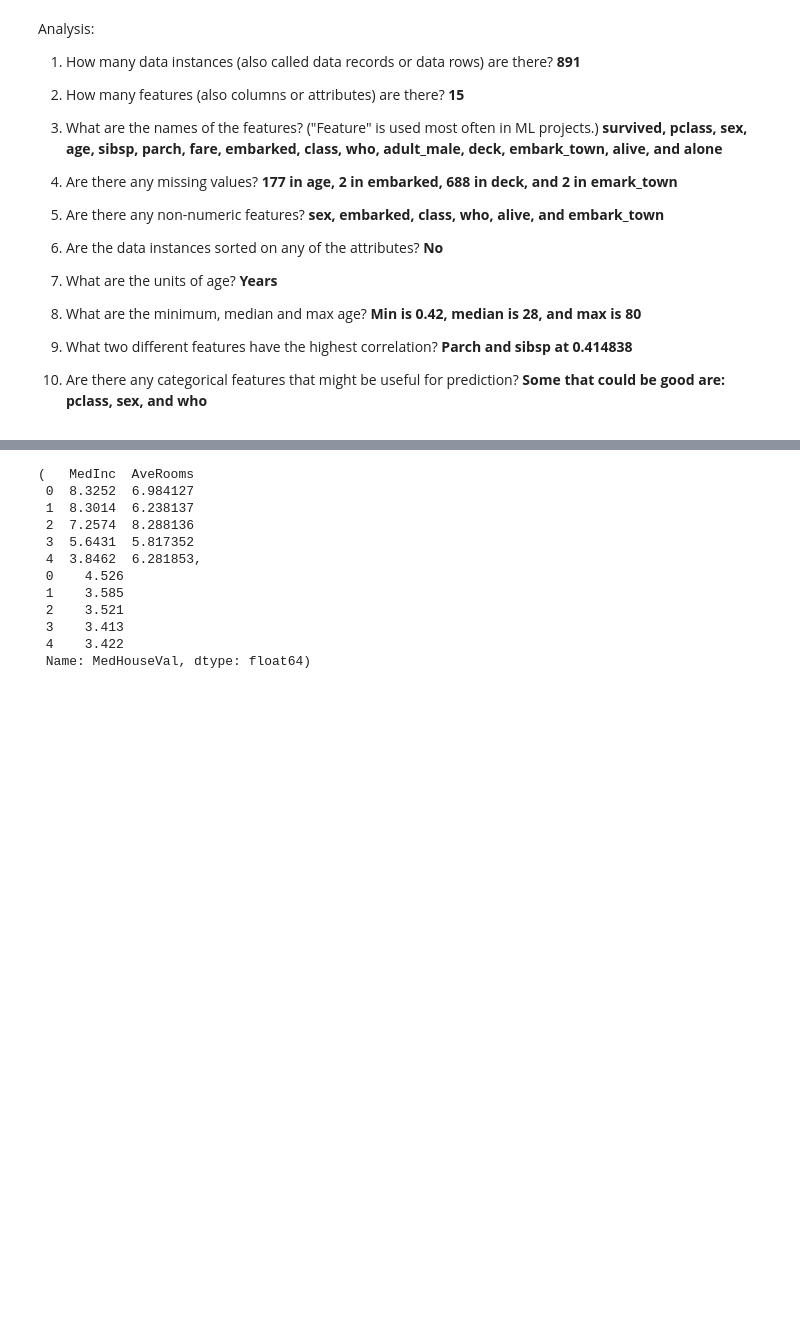
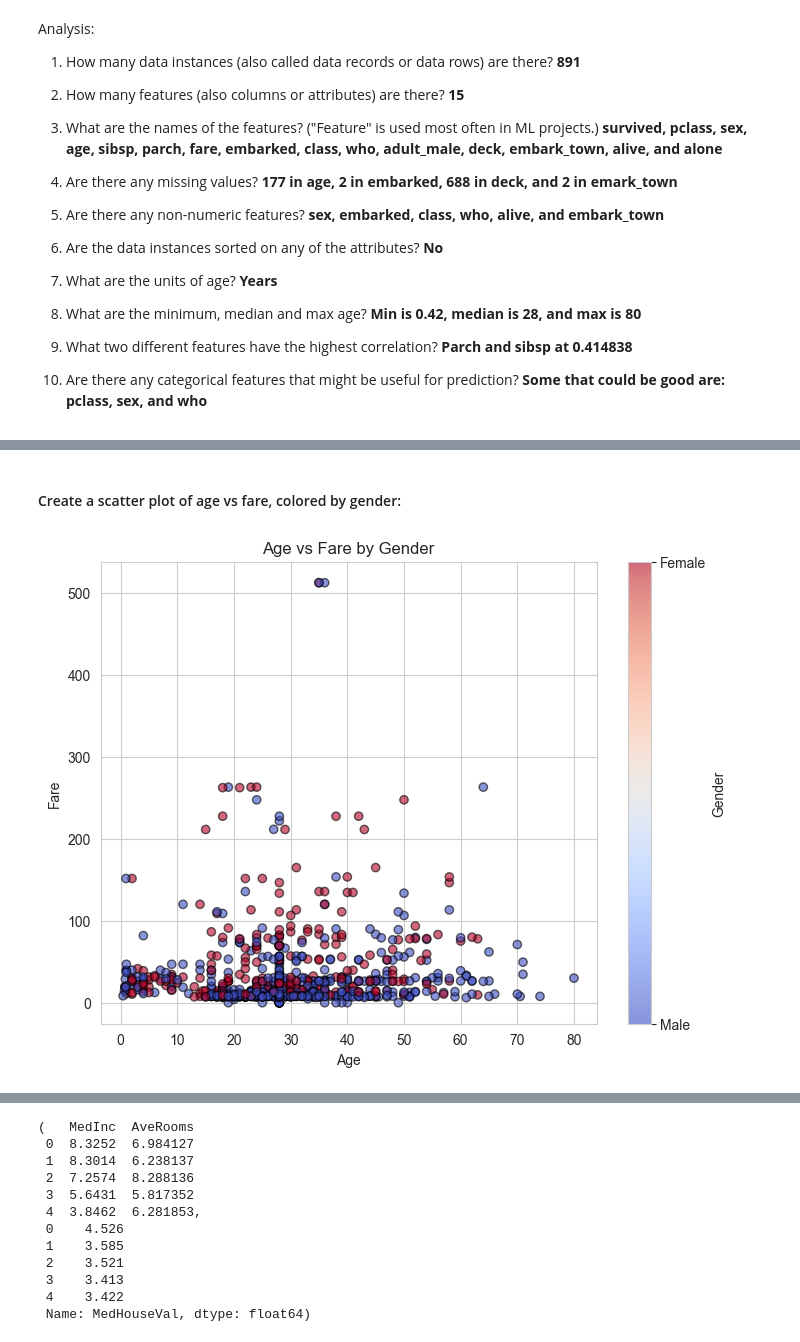
Before and after one commit to ericmeyer1/applied-ml-eric, a Jupyter notebook: lab02/ml02.ipynb, the cells around one changed output, grey strips where cells are left out. Drawn from its saved outputs; the diff is of its cells as text; code cells hidden in the pictures; blank space fills up the shorter version.

```diff
--- a/lab02/ml02.ipynb
+++ b/lab02/ml02.ipynb
@@ -287,0 +194,27 @@ df_y = data_frame[target]
+# %% [markdown]
+#### Create a scatter plot of age vs fare, colored by gender:
+# %%
+# Define color mapping: 0 = male (blue), 1 = female (red)
+gender_colors = data_frame['sex'].apply(lambda x: 0 if x == 'male' else 1)
+
+# Create scatter plot with a colormap
+plt.figure(figsize=(8, 6))
+scatter = plt.scatter(
+    titanic['age'], titanic['fare'],
+    c=gender_colors, cmap='coolwarm', alpha=0.6, edgecolors='k'
+)
+
+# Add labels
+plt.xlabel('Age')
+plt.ylabel('Fare')
+plt.title('Age vs Fare by Gender')
+
+# Add a colorbar legend
+cbar = plt.colorbar(scatter, ticks=[0, 1])
+cbar.set_label("Gender")
+cbar.set_ticks([0, 1])
+cbar.set_ticklabels(["Male", "Female"])
+
+plt.show()
+# %% [output]
+[figure, added]
```
Also changed, not shown: parts of 16 cells of this notebook.
